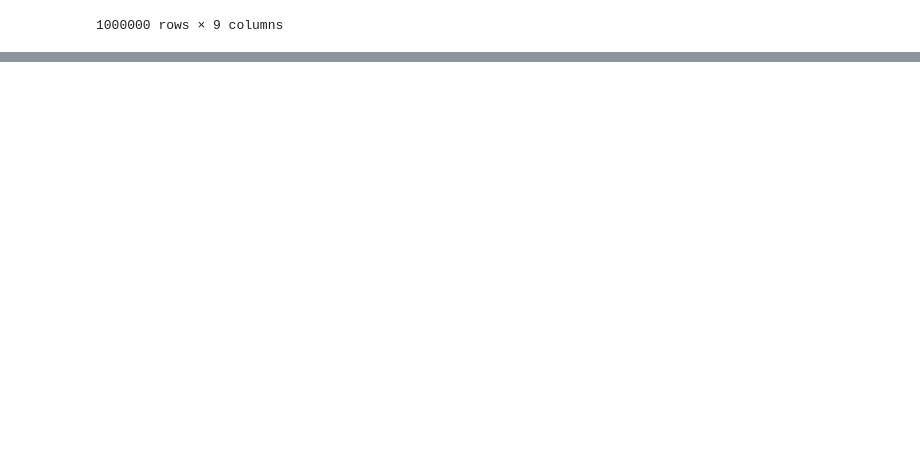
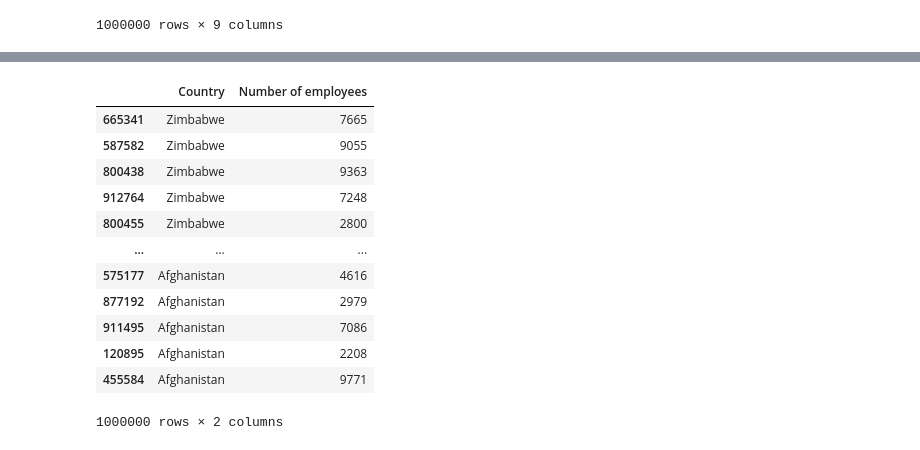
Before and after one commit to TerenceManyike/pythonDataAnalysis, a Jupyter notebook: basicDataFrame.ipynb, the cells around one changed output, grey strips where cells are left out. Drawn from its saved outputs; the diff is of its cells as text; code cells hidden in the pictures; blank space fills up the shorter version.

```diff
--- a/basicDataFrame.ipynb
+++ b/basicDataFrame.ipynb
@@ -90,0 +143,21 @@ csv_dataframe
+# %%
+my_csv_data.sort_values('Country', ascending=False,
+                       inplace=True)
+# %%
+my_csv_data = my_csv_data[['Country', 'Number of employees']]
+# %%
+my_csv_data
+# %% [output]
+|  | Country | Number of employees |
+| 665341 | Zimbabwe | 7665 |
+| 587582 | Zimbabwe | 9055 |
+| 800438 | Zimbabwe | 9363 |
+| 912764 | Zimbabwe | 7248 |
+| 800455 | Zimbabwe | 2800 |
+| ... | ... | ... |
+| 575177 | Afghanistan | 4616 |
+| 877192 | Afghanistan | 2979 |
+| 911495 | Afghanistan | 7086 |
+| 120895 | Afghanistan | 2208 |
+| 455584 | Afghanistan | 9771 |
+1000000 rows × 2 columns
```
Also changed, not shown: parts of 10 cells of this notebook.
